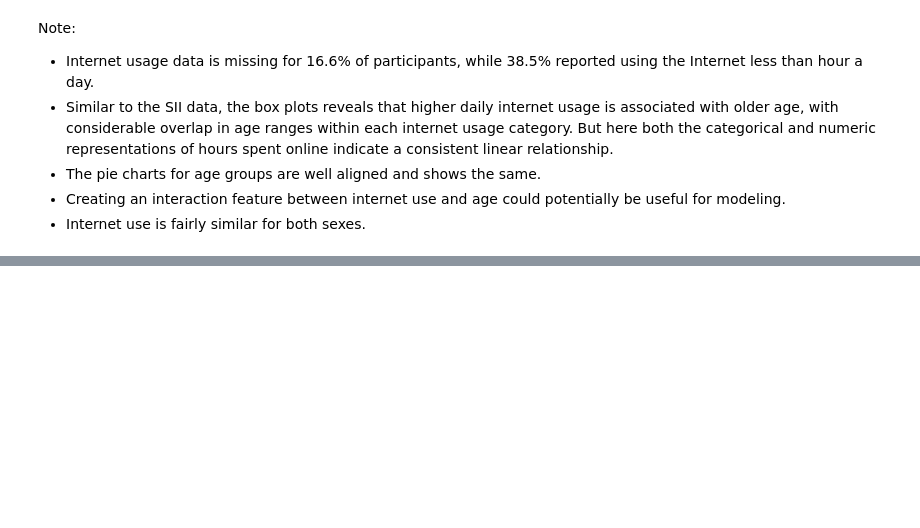
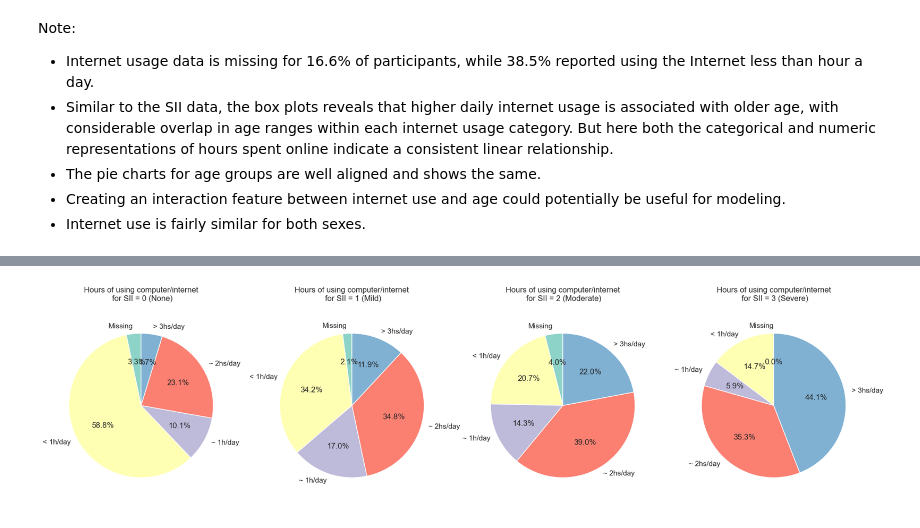
Before and after one commit to AdityaMarne/Kaggle_projects, a Jupyter notebook: ProblematicInternetUse/notebooks/EDA.ipynb, the cells around one changed output, grey strips where cells are left out. Saved outputs shown, nothing was run; the diff lists cells and outputs as text; code cells hidden in the pictures; blank space fills up the shorter version.

```diff
--- a/ProblematicInternetUse/notebooks/EDA.ipynb
+++ b/ProblematicInternetUse/notebooks/EDA.ipynb
@@ -630,0 +707,19 @@ Note:
+# %%
+stats = sii_reported.groupby(
+    ['sii', 'internet_use_encoded']
+).size().unstack(fill_value=0)
+fig, axes = plt.subplots(1, len(stats), figsize=(18, 5))
+
+for i, sii_group in enumerate(stats.index):
+    group_counts = stats.loc[sii_group] / stats.loc[sii_group].sum()
+    axes[i].pie(
+        group_counts, labels=group_counts.index, autopct='%1.1f%%',
+        startangle=90, colors=sns.color_palette("Set3"), labeldistance=1.1
+    )
+    axes[i].set_title(f'Hours of using computer/internet\n for SII = {sii_group}')
+    axes[i].axis('equal')
+
+plt.tight_layout()
+plt.show()
+# %% [output]
+[figure, added]
```
Also changed, not shown: parts of 12 cells of this notebook.
